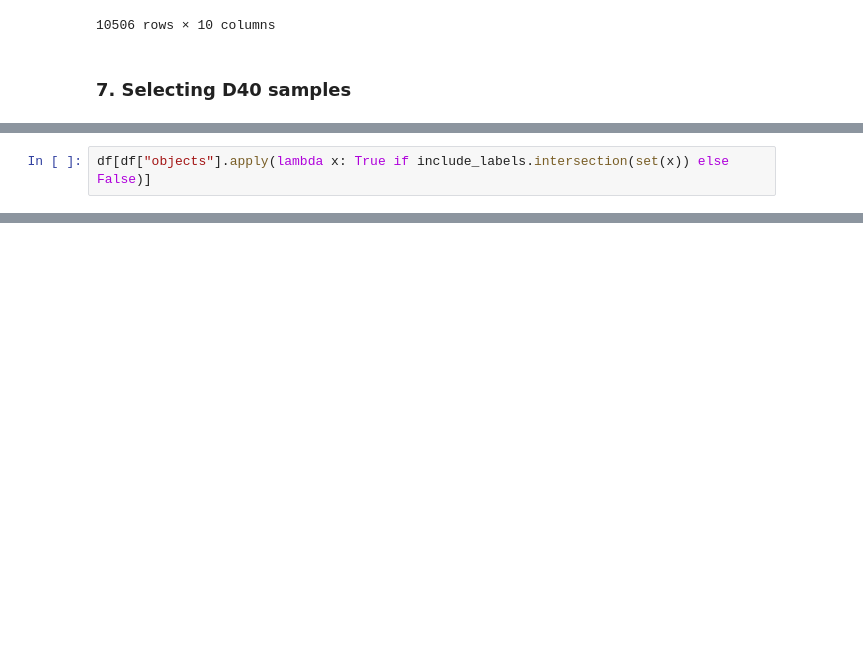
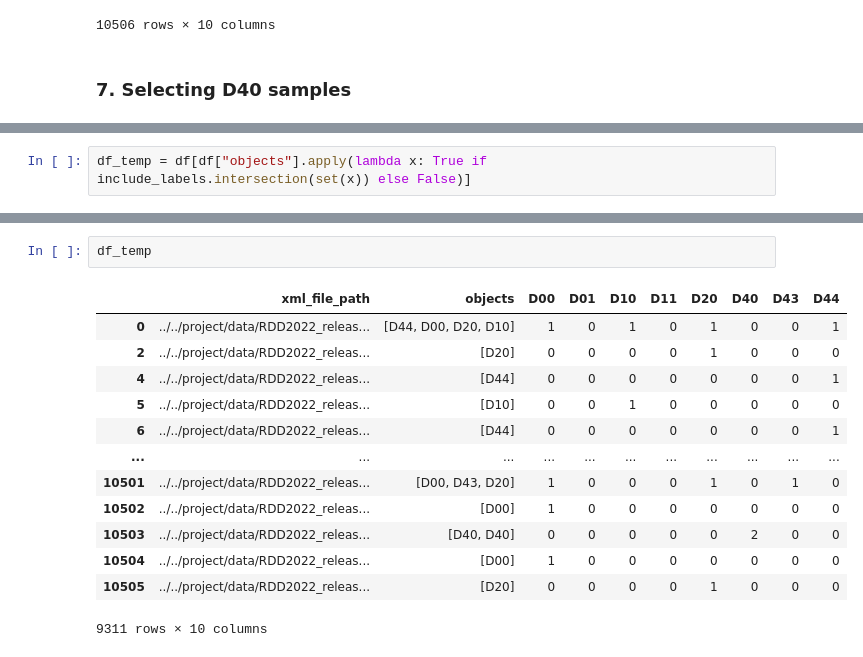
Before and after one commit to Lakshay1505/RoadSense, a Jupyter notebook: dataset-selection.ipynb, the cells around one changed output, grey strips where cells are left out. Cells and saved outputs as stored; diff of their text form; blank space fills up the shorter version.

```diff
--- a/dataset-selection.ipynb
+++ b/dataset-selection.ipynb
@@ -179,2 +181,2 @@ include_labels = {"D40"}
 # %%
-df[df["objects"].apply(lambda x: True if include_labels.intersection(set(x)) else False)]
+df_temp = df[df["objects"].apply(lambda x: True if include_labels.intersection(set(x)) else False)]
@@ -194,0 +183,16 @@ df[df["objects"].apply(lambda x: True if include_labels.intersection(set(x)) els
+# %%
+df_temp
+# %% [output]
+|  | xml_file_path | objects | D00 | D01 | D10 | D11 | D20 | D40 | D43 | D44 |
+| 0 | ../../project/data/RDD2022_releas... | [D44, D00, D20, D10] | 1 | 0 | 1 | 0 | 1 | 0 | 0 | 1 |
+| 2 | ../../project/data/RDD2022_releas... | [D20] | 0 | 0 | 0 | 0 | 1 | 0 | 0 | 0 |
+| 4 | ../../project/data/RDD2022_releas... | [D44] | 0 | 0 | 0 | 0 | 0 | 0 | 0 | 1 |
+| 5 | ../../project/data/RDD2022_releas... | [D10] | 0 | 0 | 1 | 0 | 0 | 0 | 0 | 0 |
+| 6 | ../../project/data/RDD2022_releas... | [D44] | 0 | 0 | 0 | 0 | 0 | 0 | 0 | 1 |
+| ... | ... | ... | ... | ... | ... | ... | ... | ... | ... | ... |
+| 10501 | ../../project/data/RDD2022_releas... | [D00, D43, D20] | 1 | 0 | 0 | 0 | 1 | 0 | 1 | 0 |
+| 10502 | ../../project/data/RDD2022_releas... | [D00] | 1 | 0 | 0 | 0 | 0 | 0 | 0 | 0 |
+| 10503 | ../../project/data/RDD2022_releas... | [D40, D40] | 0 | 0 | 0 | 0 | 0 | 2 | 0 | 0 |
+| 10504 | ../../project/data/RDD2022_releas... | [D00] | 1 | 0 | 0 | 0 | 0 | 0 | 0 | 0 |
+| 10505 | ../../project/data/RDD2022_releas... | [D20] | 0 | 0 | 0 | 0 | 1 | 0 | 0 | 0 |
+9311 rows × 10 columns
```
Also changed, not shown: parts of 20 cells of this notebook.
